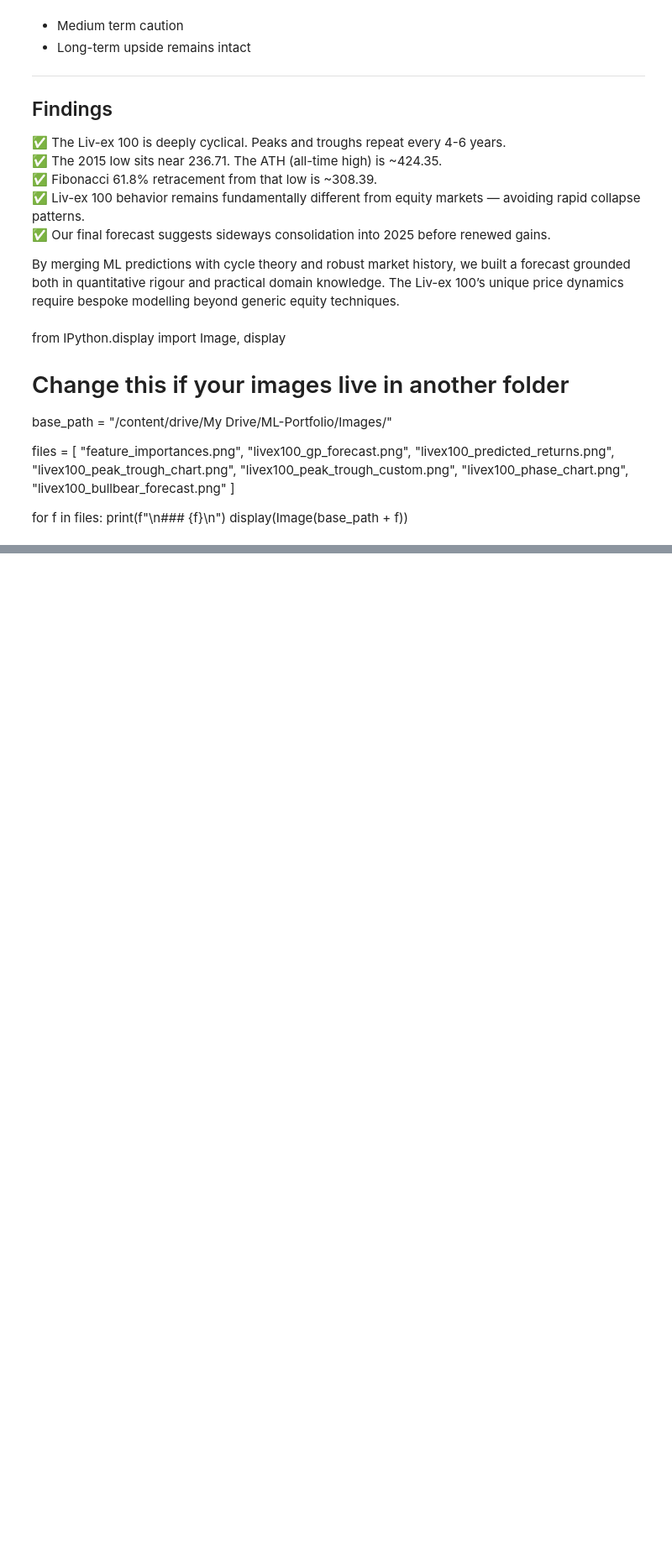
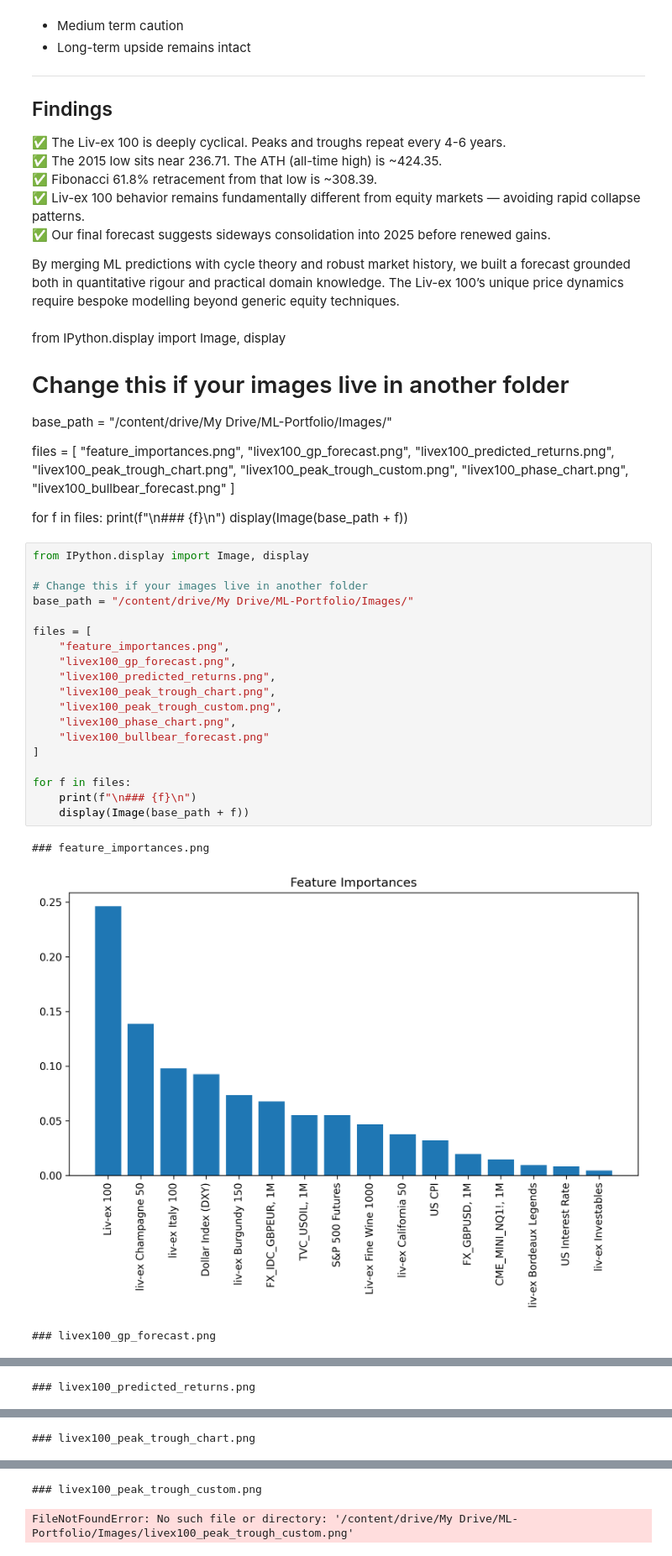
Before and after one commit to PaulRobertH/wine-ml-portfolio, a Jupyter notebook: Livex100_ML_Forecasting_Report.ipynb, the cells around one changed output, grey strips where cells are left out. Shown at 84% size. Drawn from its saved outputs; the diff is of its cells as text; blank space fills up the shorter version.

```diff
--- a/Livex100_ML_Forecasting_Report.ipynb
+++ b/Livex100_ML_Forecasting_Report.ipynb
@@ -94,3 +99,26 @@ files = [
 for f in files:
     print(f"\n### {f}\n")
     display(Image(base_path + f))
+# %%
+from IPython.display import Image, display
+
+# Change this if your images live in another folder
+base_path = "/content/drive/My Drive/ML-Portfolio/Images/"
+
+files = [
+    "feature_importances.png",
+    "livex100_gp_forecast.png",
+    "livex100_predicted_returns.png",
+    "livex100_peak_trough_chart.png",
+    "livex100_peak_trough_custom.png",
+    "livex100_phase_chart.png",
+    "livex100_bullbear_forecast.png"
+]
+
+for f in files:
+    print(f"\n### {f}\n")
+    display(Image(base_path + f))
+# %% [output]
+### feature_importances.png
+[figure, added]
+### livex100_gp_forecast.png
@@ -96,0 +126 @@ for f in files:
+### livex100_predicted_returns.png
@@ -96,0 +128 @@ for f in files:
+### livex100_peak_trough_chart.png
@@ -96,0 +130,2 @@ for f in files:
+### livex100_peak_trough_custom.png
+FileNotFoundError: No such file or directory: '/content/drive/My Drive/ML-Portfolio/Images/livex100_peak_trough_custom.png'
```
Also changed, not shown: parts of 2 cells of this notebook.
